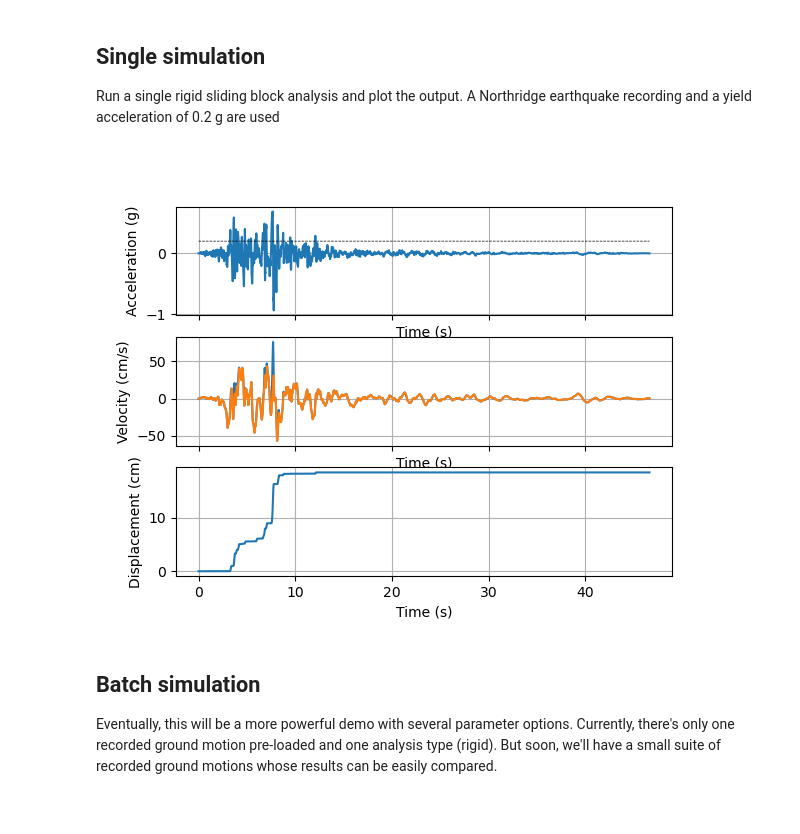
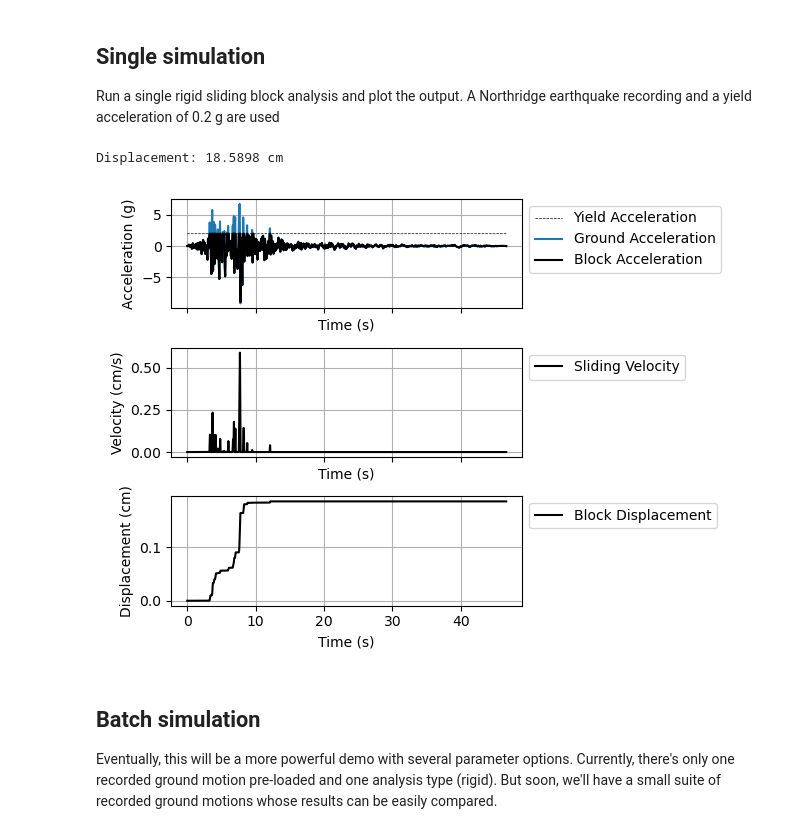
Before and after one commit to pySLAMMER/pySLAMMER, a Jupyter notebook: demos/batch_demo.ipynb, the cells around one changed output. Saved outputs shown, nothing was run; the diff lists cells and outputs as text; code cells hidden in the pictures.

Commit message:
create SlidingBlockAnalysis object

```diff
--- a/demos/batch_demo.ipynb
+++ b/demos/batch_demo.ipynb
@@ -50,16 +53,17 @@ Run a single rigid sliding block analysis and plot the output.
 A Northridge earthquake recording and a yield acceleration of 0.2 g are used
 # %%
 # single simulation
-g = 9.81 # TODO: change code so that g is not needed when ky is given
-ky = 0.2*g
+ky = 0.2
 
-tHist = slam.normModeTimeHist('sample_ground_motions/Northridge_VSP-360.csv')
-gAcc, gVel, bVel, bDisp, t = slam.downslopeAnalysis(tHist,ky)
+tHist = slam.csv_time_hist('sample_ground_motions/Northridge_VSP-360.csv')
+# tHist[1] /= 9.81 (if g is needed)
+result = slam.SlidingBlockAnalysis(tHist, ky)
 plt.close('all')
-fig, axs = slam.plotOutput(gAcc,gVel,bVel,bDisp,t,ky/g)
+fig, axs = slam.sliding_block_plot(result)
 plt.show()
 # %% [output]
+Displacement: 18.5898 cm
-[figure, old version]
+[figure, new version]
 # %% [markdown]
 ## Batch simulation
 Eventually, this will be a more powerful demo with several parameter options.
```
Also changed, not shown: parts of 3 cells of this notebook, 6 other files.
